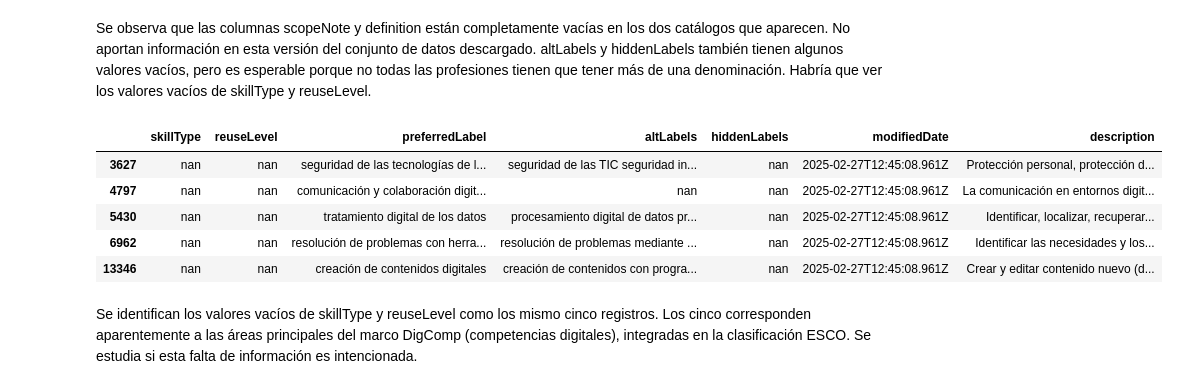
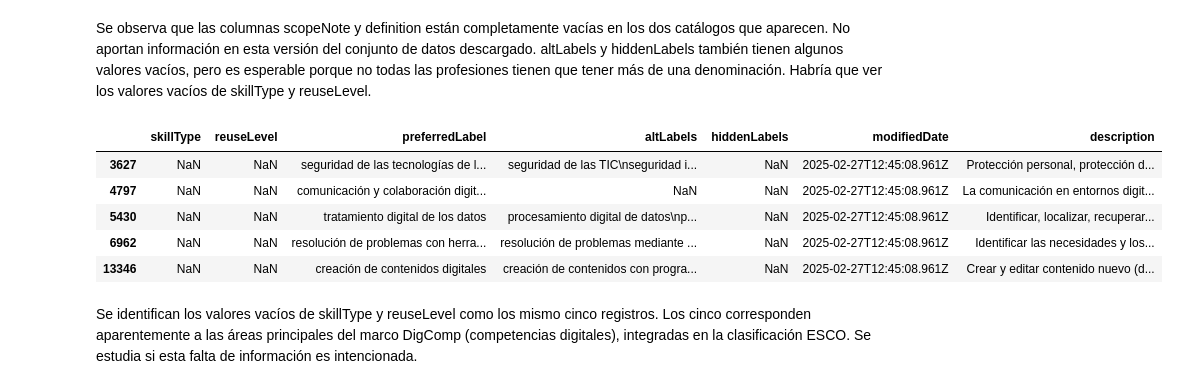
Before and after one commit to AlejandroAloVic/Proyecto-Grupal-Evolve, a Jupyter notebook: notebooks/01_eda_esco.ipynb, the cells around one changed output. Saved outputs shown, nothing was run; the diff lists cells and outputs as text; code cells hidden in the pictures.

```diff
--- a/notebooks/01_eda_esco.ipynb
+++ b/notebooks/01_eda_esco.ipynb
@@ -4,9 +4,11 @@
 El primer paso es importar las librerias que se van a utilizar.
 # %%
 import pandas as pd
-# import numpy as np
+pd.set_option("display.max_colwidth", None)
+pd.set_option("display.max_rows", None)
+pd.set_option("display.max_columns", None)
+pd.set_option("display.width", None)
 import matplotlib.pyplot as plt
-# import seaborn as sns
 from pathlib import Path
 # %% [markdown]
 ## Carga de datos
@@ -412,27 +399,22 @@ Se observa que las columnas scopeNote y definition están completamente vacías
 # %%
 skills_vacias = skills[skills["skillType"].isna()]
 
 display(skills_vacias.drop(columns=[
     "conceptUri",
     "conceptType",
     "status",
     "scopeNote",
     "definition",
     "inScheme"
-]).style
-    .set_properties(**{
-        "white-space": "pre-wrap",
-        "max-width": "none",
-        "text-align": "left"
-    })
+])
 )
 # %% [output]
 |  | skillType | reuseLevel | preferredLabel | altLabels | hiddenLabels | modifiedDate | description |
-| 3627 | nan | nan | seguridad de las tecnologías de l... | seguridad de las TIC seguridad in... | nan | 2025-02-27T12:45:08.961Z | Protección personal, protección d... |
-| 4797 | nan | nan | comunicación y colaboración digit... | nan | nan | 2025-02-27T12:45:08.961Z | La comunicación en entornos digit... |
-| 5430 | nan | nan | tratamiento digital de los datos | procesamiento digital de datos pr... | nan | 2025-02-27T12:45:08.961Z | Identificar, localizar, recuperar... |
-| 6962 | nan | nan | resolución de problemas con herra... | resolución de problemas mediante ... | nan | 2025-02-27T12:45:08.961Z | Identificar las necesidades y los... |
-| 13346 | nan | nan | creación de contenidos digitales | creación de contenidos con progra... | nan | 2025-02-27T12:45:08.961Z | Crear y editar contenido nuevo (d... |
+| 3627 | NaN | NaN | seguridad de las tecnologías de l... | seguridad de las TIC\nseguridad i... | NaN | 2025-02-27T12:45:08.961Z | Protección personal, protección d... |
+| 4797 | NaN | NaN | comunicación y colaboración digit... | NaN | NaN | 2025-02-27T12:45:08.961Z | La comunicación en entornos digit... |
+| 5430 | NaN | NaN | tratamiento digital de los datos | procesamiento digital de datos\np... | NaN | 2025-02-27T12:45:08.961Z | Identificar, localizar, recuperar... |
+| 6962 | NaN | NaN | resolución de problemas con herra... | resolución de problemas mediante ... | NaN | 2025-02-27T12:45:08.961Z | Identificar las necesidades y los... |
+| 13346 | NaN | NaN | creación de contenidos digitales | creación de contenidos con progra... | NaN | 2025-02-27T12:45:08.961Z | Crear y editar contenido nuevo (d... |
 # %% [markdown]
 Se identifican los valores vacíos de skillType y reuseLevel como los mismo cinco registros. Los cinco corresponden aparentemente a las áreas principales del marco DigComp (competencias digitales), integradas en la clasificación ESCO. Se estudia si esta falta de información es intencionada.
 # %% [markdown]
```
Also changed, not shown: parts of 23 cells of this notebook.
